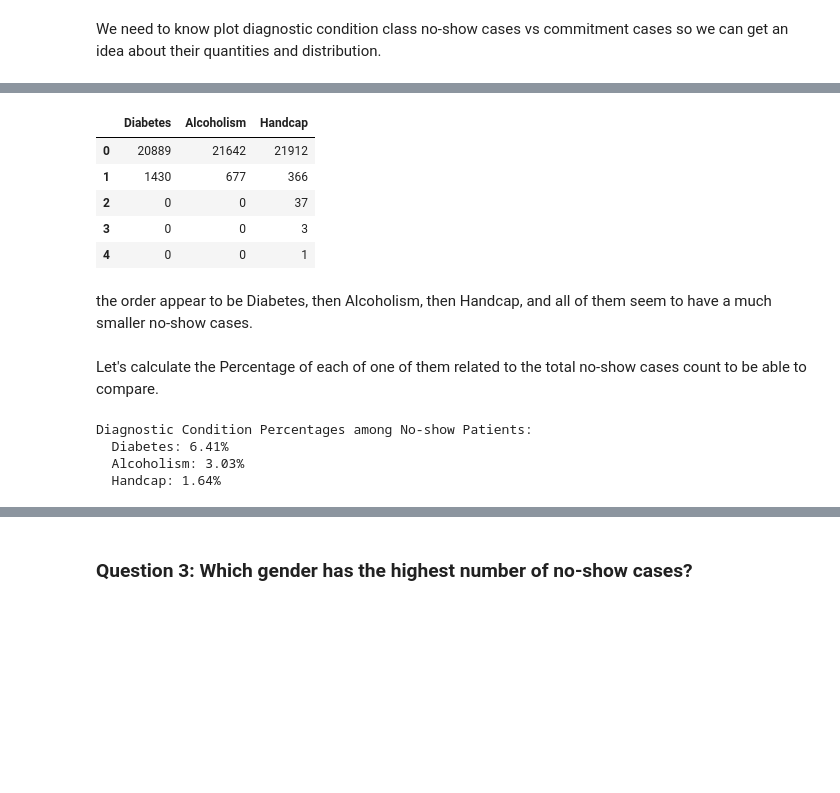
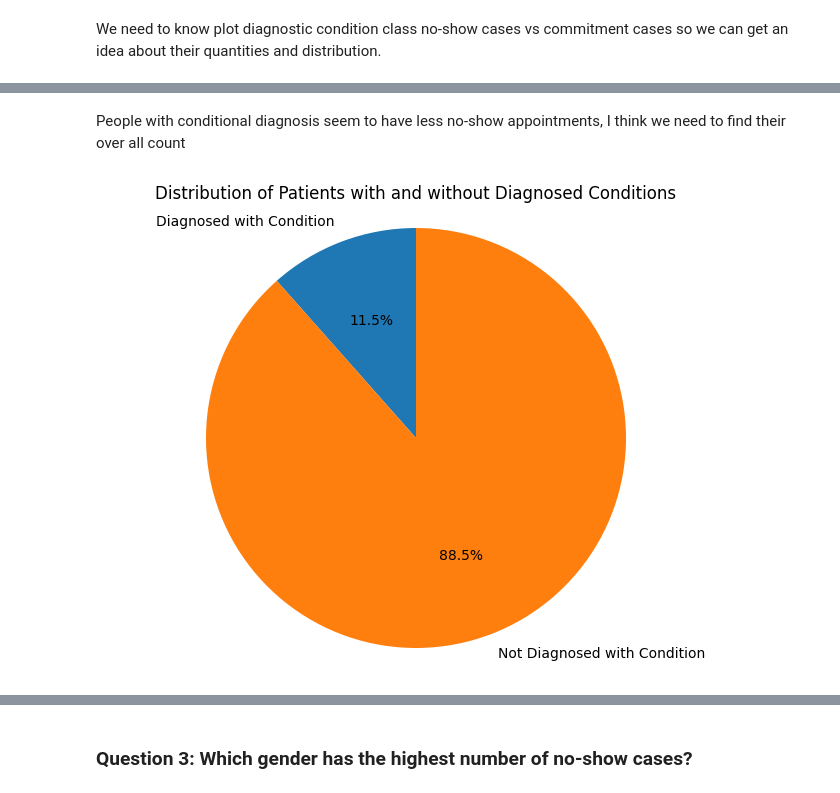
Before and after one commit to tamer-fakhoury/No-Show-Appointment-Analysis, a Jupyter notebook: investigate-no-show-appointments-dataset.ipynb, the cells around one changed output, grey strips where cells are left out. Drawn from its saved outputs; the diff is of its cells as text; code cells hidden in the pictures; blank space fills up the shorter version.

```diff
--- a/investigate-no-show-appointments-dataset.ipynb
+++ b/investigate-no-show-appointments-dataset.ipynb
@@ -139,41 +164,16 @@ It looks like they are a small partition let's make a summary table so we can ha
-# %%
-# Create summary table of diagnostic conditions among no-show patients
-no_show_df = df[df['No-show'] == 'Yes']
-
-conditions_summary = pd.DataFrame({
-    col: no_show_df[col].value_counts().sort_index()
-    for col in ['Diabetes', 'Alcoholism', 'Handcap']
-}).fillna(0).astype(int)
-
-display(conditions_summary)
-# %% [output]
-|  | Diabetes | Alcoholism | Handcap |
-| 0 | 20889 | 21642 | 21912 |
-| 1 | 1430 | 677 | 366 |
-| 2 | 0 | 0 | 37 |
-| 3 | 0 | 0 | 3 |
-| 4 | 0 | 0 | 1 |
-# %% [markdown]
-the order appear to be Diabetes, then Alcoholism, then Handcap, and all of them seem to have a much smaller no-show cases.
-# %% [markdown]
-Let's calculate the Percentage of each of one of them related to the total no-show cases count to be able to compare.
-# %%
-# Calculate percentage of each diagnostic condition among no-show patients
-diabetes_no_show = df[df['No-show'] == 'Yes']['Diabetes'].value_counts()
-alcoholism_no_show = df[df['No-show'] == 'Yes']['Alcoholism'].value_counts()
-handcap_no_show = df[df['No-show'] == 'Yes']['Handcap'].value_counts()
-
-total_no_show = df[df['No-show'] == 'Yes'].shape[0]
-diabetes_percentage = (diabetes_no_show.get(1, 0) / total_no_show) * 100
-alcoholism_percentage = (alcoholism_no_show.get(1, 0) / total_no_show) * 100
-handcap_percentage = (handcap_no_show.get(1, 0) / total_no_show) * 100
-
-print("Diagnostic Condition Percentages among No-show Patients:")
-print(f"  Diabetes: {diabetes_percentage:.2f}%")
-print(f"  Alcoholism: {alcoholism_percentage:.2f}%")
-print(f"  Handcap: {handcap_percentage:.2f}%")
-# %% [output]
-Diagnostic Condition Percentages among No-show Patients:
-  Diabetes: 6.41%
-  Alcoholism: 3.03%
-  Handcap: 1.64%
+# %% [markdown]
+People with conditional diagnosis seem to have less no-show appointments, I think we need to find their over all count
+# %%
+diagnosed_with_conditions = df[(df['Diabetes'] == 1) | (df['Alcoholism'] == 1) | (df['Handcap'] > 0)]
+total_diagnosed_with_condition = len(diagnosed_with_conditions)
+total_cases = len(df)
+# %%
+fig, axis = plt.subplots(figsize=(8, 6))
+labels = ['Diagnosed with Condition', 'Not Diagnosed with Condition']
+counts = [total_diagnosed_with_condition, total_cases - total_diagnosed_with_condition]
+axis.pie(counts, labels=labels, autopct='%1.1f%%', startangle=90)
+axis.axis('equal')  # Equal aspect ratio ensures that pie is drawn as a circle.
+plt.title('Distribution of Patients with and without Diagnosed Conditions')
+plt.show()
+# %% [output]
+[figure, added]
```
Also changed, not shown: parts of 37 cells of this notebook, 1 other file.
